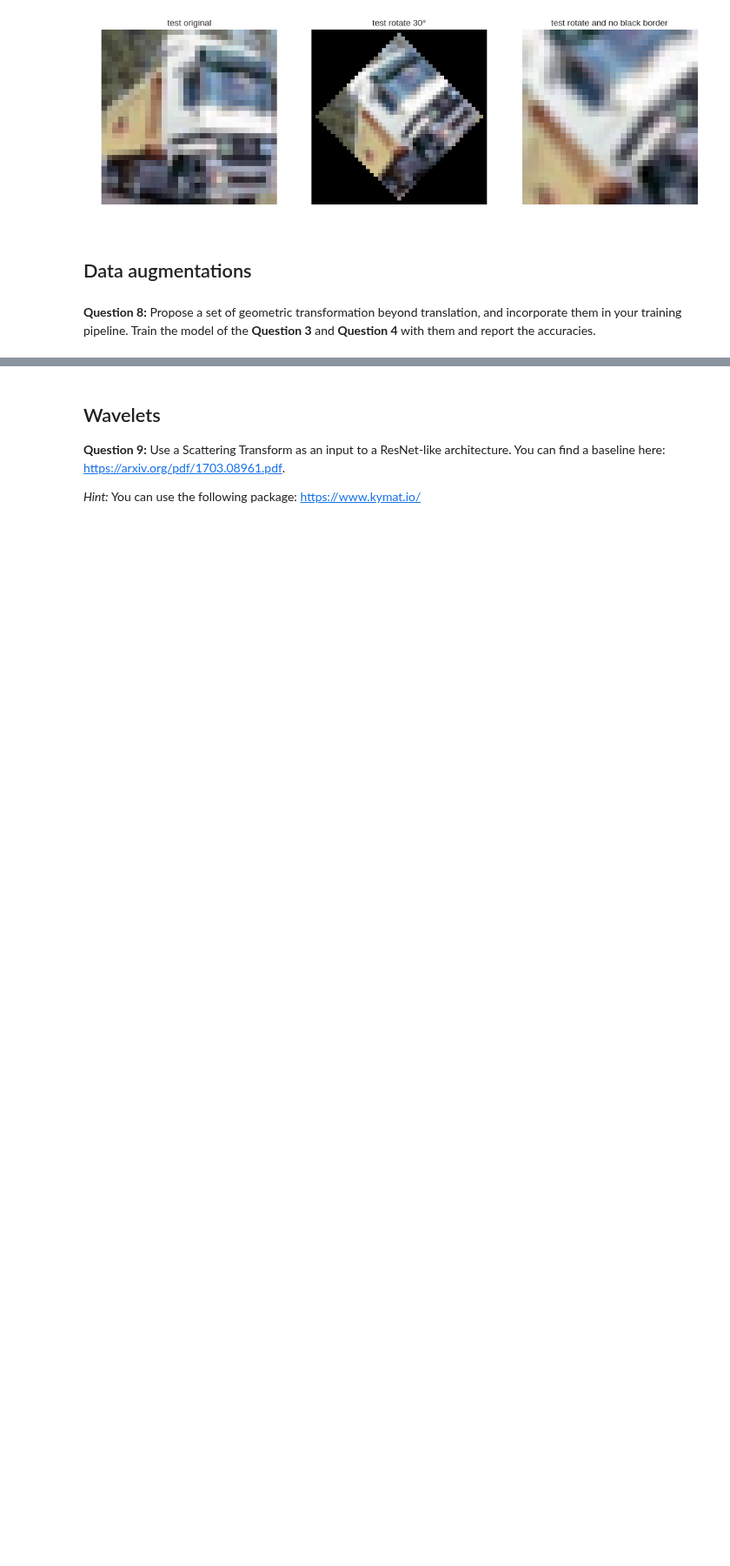
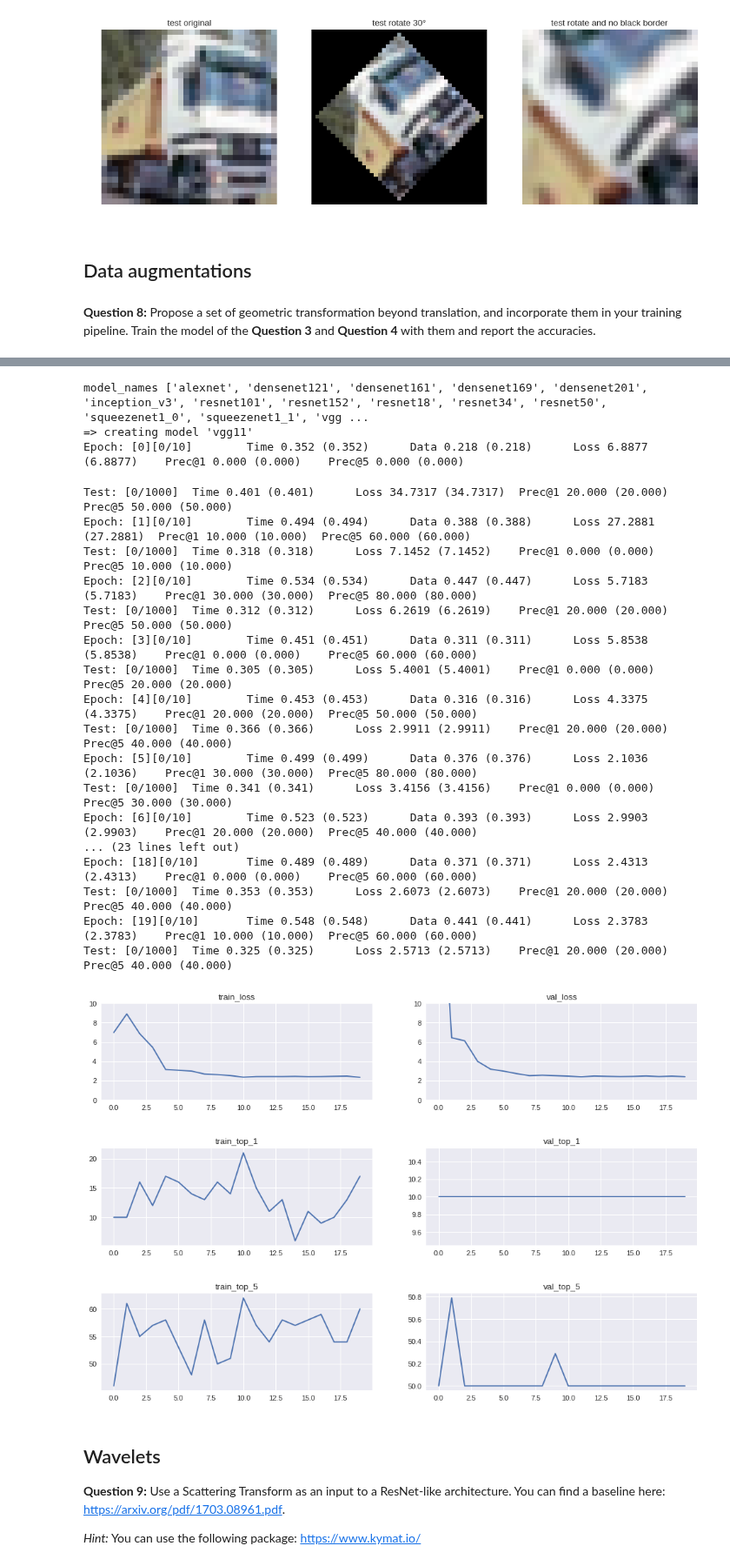
Before and after one commit to paulasquin/deep-learning-in-practice-cs, a Jupyter notebook: 3-TD_ADL.ipynb, the cells around one changed output, grey strips where cells are left out. Shown at 87% size. Drawn from its saved outputs; the diff is of its cells as text; code cells hidden in the pictures; blank space fills up the shorter version.

```diff
--- a/3-TD_ADL.ipynb
+++ b/3-TD_ADL.ipynb
@@ -952,3 +1006,45 @@ __Question 8:__ Propose a set of geometric transformation beyond translation, an
+# %%
+# Hyperparameters
+args = Args(
+        arch="vgg11",
+        workers=4,
+        epochs=20,
+        start_epoch=0,
+        batch_size=10,
+        lr=0.01,
+        momentum=0.9,
+        weight_decay=1e-4,
+        print_freq=1000,
+        resume="",
+        evaluate=False,
+        pretrained=False
+)
+
+classifier5 = Classifier(args, transf)
+classifier5.run_training()
+classifier5.plot_results()
+# %% [output]
+model_names ['alexnet', 'densenet121', 'densenet161', 'densenet169', 'densenet201', 'inception_v3', 'resnet101', 'resnet152', 'resnet18', 'resnet34', 'resnet50', 'squeezenet1_0', 'squeezenet1_1', 'vgg ...
+=> creating model 'vgg11'
+Epoch: [0][0/10]        Time 0.352 (0.352)      Data 0.218 (0.218)      Loss 6.8877 (6.8877)    Prec@1 0.000 (0.000)    Prec@5 0.000 (0.000)
+Test: [0/1000]  Time 0.401 (0.401)      Loss 34.7317 (34.7317)  Prec@1 20.000 (20.000)  Prec@5 50.000 (50.000)
+Epoch: [1][0/10]        Time 0.494 (0.494)      Data 0.388 (0.388)      Loss 27.2881 (27.2881)  Prec@1 10.000 (10.000)  Prec@5 60.000 (60.000)
+Test: [0/1000]  Time 0.318 (0.318)      Loss 7.1452 (7.1452)    Prec@1 0.000 (0.000)    Prec@5 10.000 (10.000)
+Epoch: [2][0/10]        Time 0.534 (0.534)      Data 0.447 (0.447)      Loss 5.7183 (5.7183)    Prec@1 30.000 (30.000)  Prec@5 80.000 (80.000)
+Test: [0/1000]  Time 0.312 (0.312)      Loss 6.2619 (6.2619)    Prec@1 20.000 (20.000)  Prec@5 50.000 (50.000)
+Epoch: [3][0/10]        Time 0.451 (0.451)      Data 0.311 (0.311)      Loss 5.8538 (5.8538)    Prec@1 0.000 (0.000)    Prec@5 60.000 (60.000)
+Test: [0/1000]  Time 0.305 (0.305)      Loss 5.4001 (5.4001)    Prec@1 0.000 (0.000)    Prec@5 20.000 (20.000)
+Epoch: [4][0/10]        Time 0.453 (0.453)      Data 0.316 (0.316)      Loss 4.3375 (4.3375)    Prec@1 20.000 (20.000)  Prec@5 50.000 (50.000)
+Test: [0/1000]  Time 0.366 (0.366)      Loss 2.9911 (2.9911)    Prec@1 20.000 (20.000)  Prec@5 40.000 (40.000)
+Epoch: [5][0/10]        Time 0.499 (0.499)      Data 0.376 (0.376)      Loss 2.1036 (2.1036)    Prec@1 30.000 (30.000)  Prec@5 80.000 (80.000)
+Test: [0/1000]  Time 0.341 (0.341)      Loss 3.4156 (3.4156)    Prec@1 0.000 (0.000)    Prec@5 30.000 (30.000)
+Epoch: [6][0/10]        Time 0.523 (0.523)      Data 0.393 (0.393)      Loss 2.9903 (2.9903)    Prec@1 20.000 (20.000)  Prec@5 40.000 (40.000)
+... (23 lines left out)
+Epoch: [18][0/10]       Time 0.489 (0.489)      Data 0.371 (0.371)      Loss 2.4313 (2.4313)    Prec@1 0.000 (0.000)    Prec@5 60.000 (60.000)
+Test: [0/1000]  Time 0.353 (0.353)      Loss 2.6073 (2.6073)    Prec@1 20.000 (20.000)  Prec@5 40.000 (40.000)
+Epoch: [19][0/10]       Time 0.548 (0.548)      Data 0.441 (0.441)      Loss 2.3783 (2.3783)    Prec@1 10.000 (10.000)  Prec@5 60.000 (60.000)
+Test: [0/1000]  Time 0.325 (0.325)      Loss 2.5713 (2.5713)    Prec@1 20.000 (20.000)  Prec@5 40.000 (40.000)
+[figure, added]
 # %% [markdown]
 ## Wavelets
 
```
Also changed, not shown: parts of 10 cells of this notebook.
